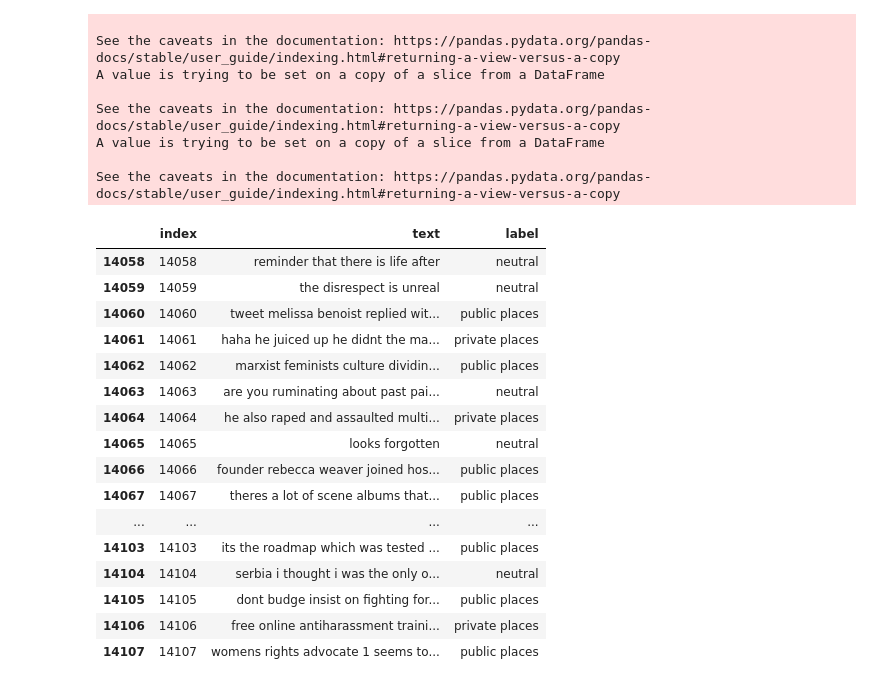
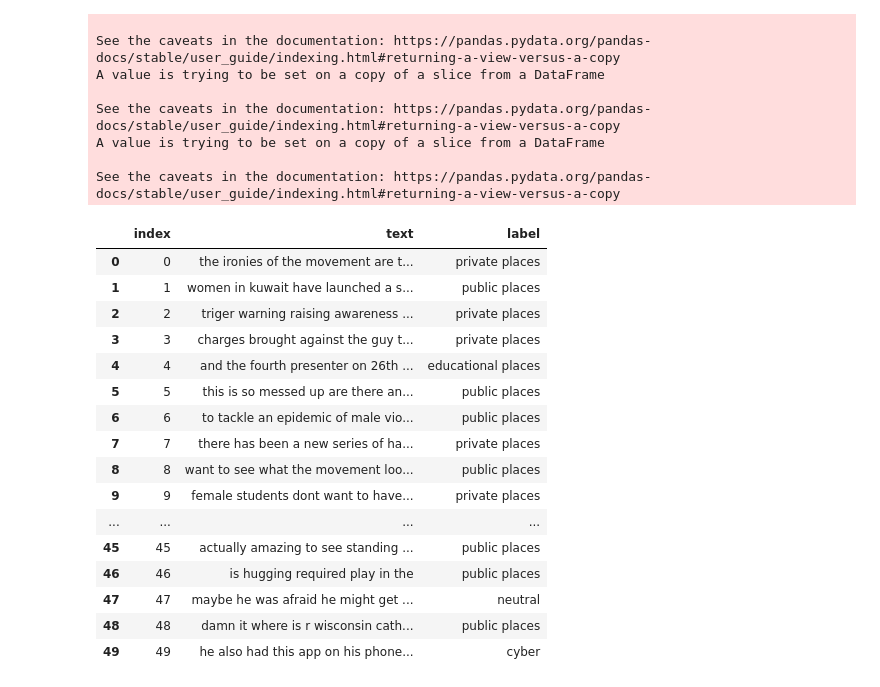
Before and after one commit to aulia-nrp/NLP-using-TensorFlow, a Jupyter notebook: Data_Labelling_B21_CAP0194.ipynb, the cells around one changed output. Cells and saved outputs as stored; diff of their text form; code cells hidden in the pictures.

```diff
--- a/Data_Labelling_B21_CAP0194.ipynb
+++ b/Data_Labelling_B21_CAP0194.ipynb
@@ -137,22 +138,22 @@ A value is trying to be set on a copy of a slice from a DataFrame
 See the caveats in the documentation: https://pandas.pydata.org/pandas-docs/stable/user_guide/indexing.html#returning-a-view-versus-a-copy
 # %%
 #Show the first 50 rows in the dataframe
-df.tail(50)
+df.head(50)
 # %% [output]
 |  | index | text | label |
-| 14058 | 14058 | reminder that there is life after | neutral |
-| 14059 | 14059 | the disrespect is unreal | neutral |
-| 14060 | 14060 | tweet melissa benoist replied wit... | public places |
-| 14061 | 14061 | haha he juiced up he didnt the ma... | private places |
-| 14062 | 14062 | marxist feminists culture dividin... | public places |
-| 14063 | 14063 | are you ruminating about past pai... | neutral |
-| 14064 | 14064 | he also raped and assaulted multi... | private places |
-| 14065 | 14065 | looks forgotten | neutral |
-| 14066 | 14066 | founder rebecca weaver joined hos... | public places |
-| 14067 | 14067 | theres a lot of scene albums that... | public places |
+| 0 | 0 | the ironies of the movement are t... | private places |
+| 1 | 1 | women in kuwait have launched a s... | public places |
+| 2 | 2 | triger warning raising awareness ... | private places |
+| 3 | 3 | charges brought against the guy t... | private places |
+| 4 | 4 | and the fourth presenter on 26th ... | educational places |
+| 5 | 5 | this is so messed up are there an... | public places |
+| 6 | 6 | to tackle an epidemic of male vio... | public places |
+| 7 | 7 | there has been a new series of ha... | private places |
+| 8 | 8 | want to see what the movement loo... | public places |
+| 9 | 9 | female students dont want to have... | private places |
 | ... | ... | ... | ... |
-| 14103 | 14103 | its the roadmap which was tested ... | public places |
-| 14104 | 14104 | serbia i thought i was the only o... | neutral |
-| 14105 | 14105 | dont budge insist on fighting for... | public places |
-| 14106 | 14106 | free online antiharassment traini... | private places |
-| 14107 | 14107 | womens rights advocate 1 seems to... | public places |
+| 45 | 45 | actually amazing to see standing ... | public places |
+| 46 | 46 | is hugging required play in the | public places |
+| 47 | 47 | maybe he was afraid he might get ... | neutral |
+| 48 | 48 | damn it where is r wisconsin cath... | public places |
+| 49 | 49 | he also had this app on his phone... | cyber |
```
Also changed, not shown: parts of 7 cells of this notebook.
